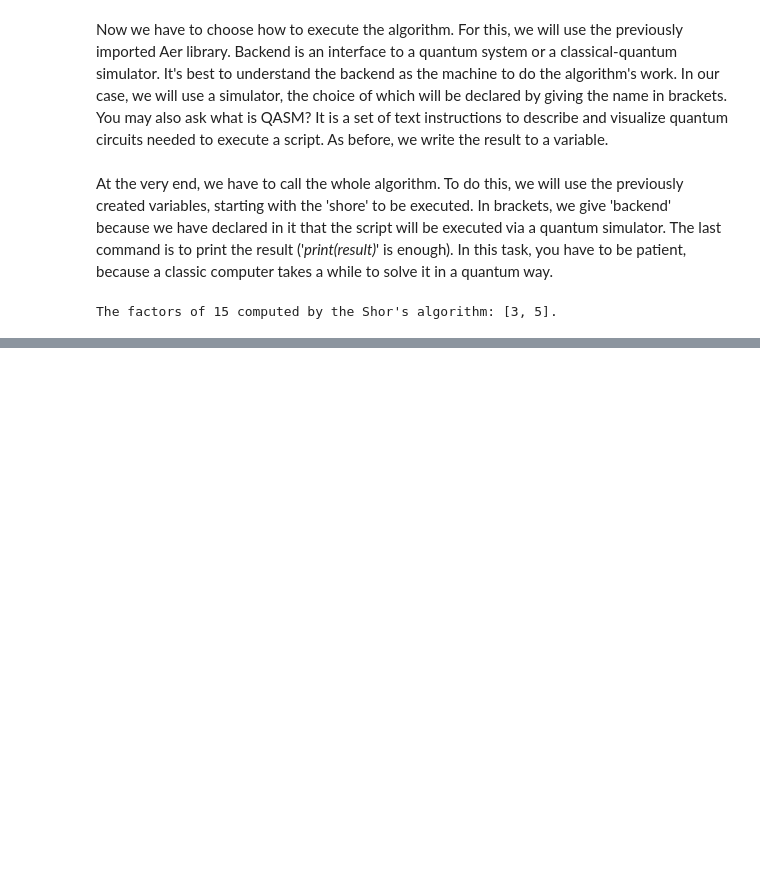
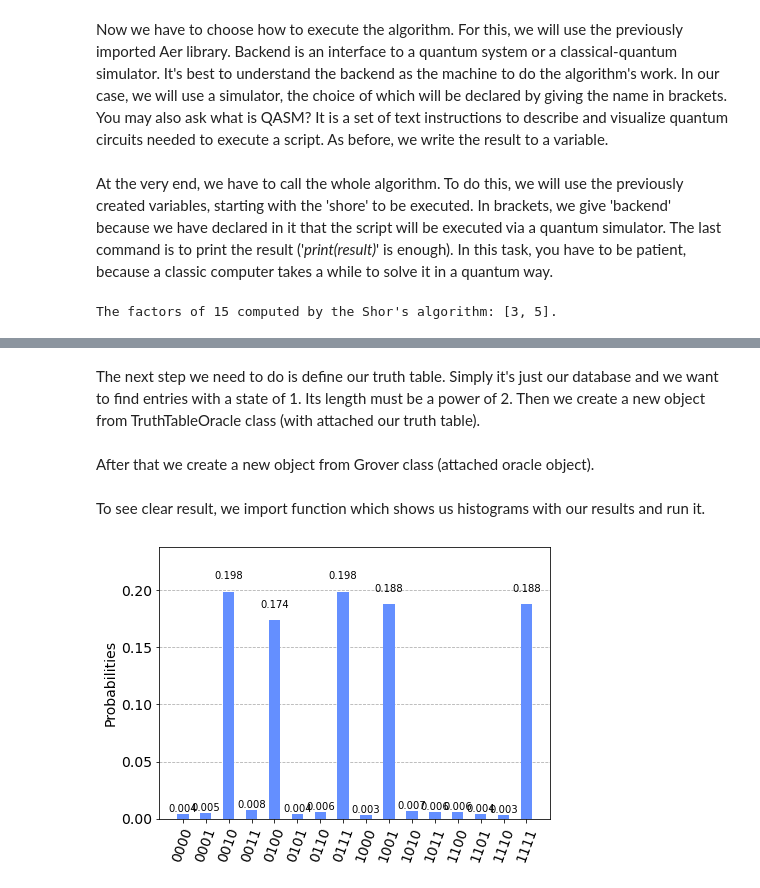
Before and after one commit to mareczek2115/Qiskit_for_high_schools, a Jupyter notebook: tutorial/Do I need to know quantum mechanics to use quantum computer.ipynb, the cells around one changed output, grey strips where cells are left out. Saved outputs shown, nothing was run; the diff lists cells and outputs as text; code cells hidden in the pictures; blank space fills up the shorter version.

Commit message:
added grover

```diff
--- a/tutorial/Do I need to know quantum mechanics to use quantum computer.ipynb
+++ b/tutorial/Do I need to know quantum mechanics to use quantum computer.ipynb
@@ -33,0 +44,18 @@ The factors of 15 computed by the Shor's algorithm: [3, 5].
+# %% [markdown]
+The next step we need to do is define our truth table. Simply it's just our database and we want to find entries with a state of 1. Its length must be a power of 2. Then we create a new object from TruthTableOracle class (with attached our truth table).
+# %%
+truthTable = '0010100101000001'
+oracle = TruthTableOracle(truthTable)
+# %% [markdown]
+After that we create a new object from Grover class (attached oracle object).
+# %%
+grover = Grover(oracle)
+backend = Aer.get_backend('qasm_simulator')
+result = grover.run(backend)
+# %% [markdown]
+To see clear result, we import function which shows us histograms with our results and run it.
+# %%
+from qiskit.visualization import plot_histogram
+plot_histogram(result['measurement'])
+# %% [output]
+[figure, added]
```
Also changed, not shown: parts of 6 cells of this notebook.
